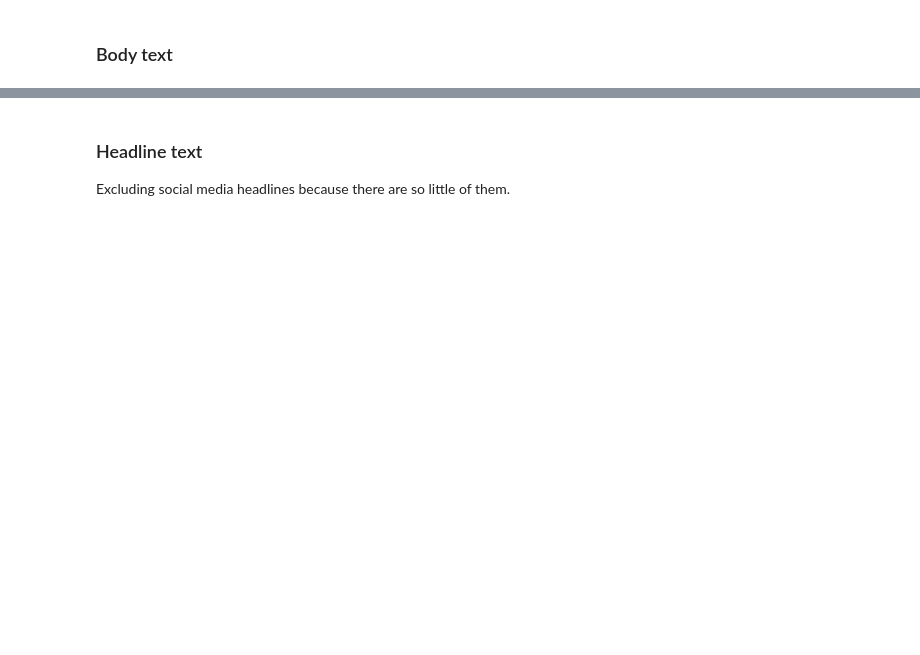
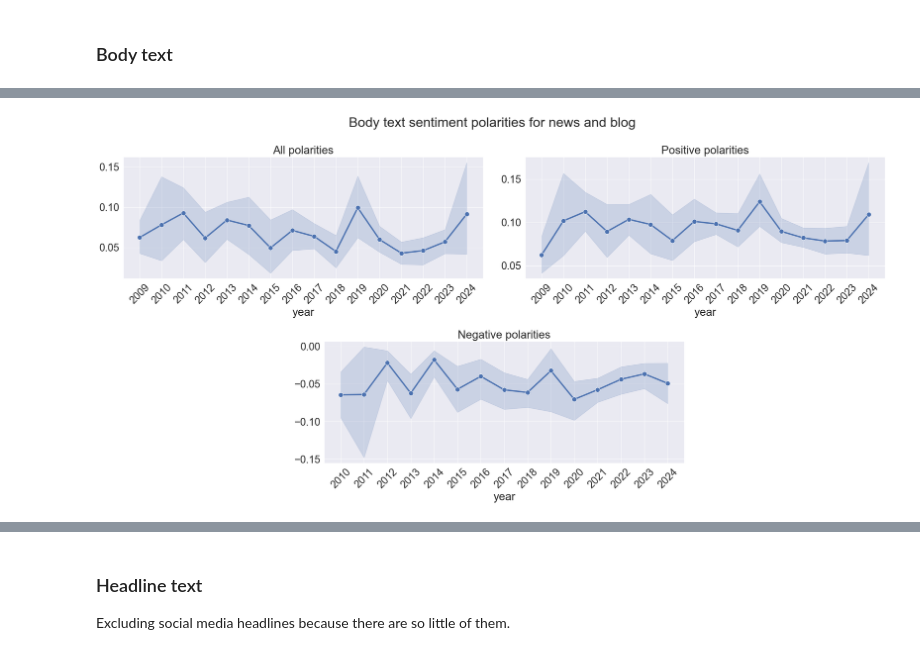
Before and after one commit to sfu-discourse-lab/fake_news_over_time, a Jupyter notebook: sentiment_trendlines.ipynb, the cells around one changed output, grey strips where cells are left out. Drawn from its saved outputs; the diff is of its cells as text; code cells hidden in the pictures; blank space fills up the shorter version.

```diff
--- a/sentiment_trendlines.ipynb
+++ b/sentiment_trendlines.ipynb
@@ -30,6 +100,3 @@ all_types_subjectivity \
 # %%
-news_and_blog_all_polarities, \
-news_and_blog_positive_polarity, \
-news_and_blog_negative_polarity, \
-news_and_blog_subjectivity \
-    = get_summary_dfs("./output/news_and_blog/sentiment_news_and_blog.xlsx")
+news_and_blog_df = get_full_df("./output/news_and_blog/sentiment_news_and_blog.xlsx")
+news_and_blog_df.head()
@@ -35,0 +110,8 @@ news_and_blog_subjectivity \
+# %%
+plot_polarities(
+    df=news_and_blog_df,
+    title="Body text sentiment polarities for news and blog",
+    save_path="./visualization/sentiment/body_polarities_news_and_blog.png"
+)
+# %% [output]
+[figure, added]
```
Also changed, not shown: parts of 36 cells of this notebook, 16 other files.
